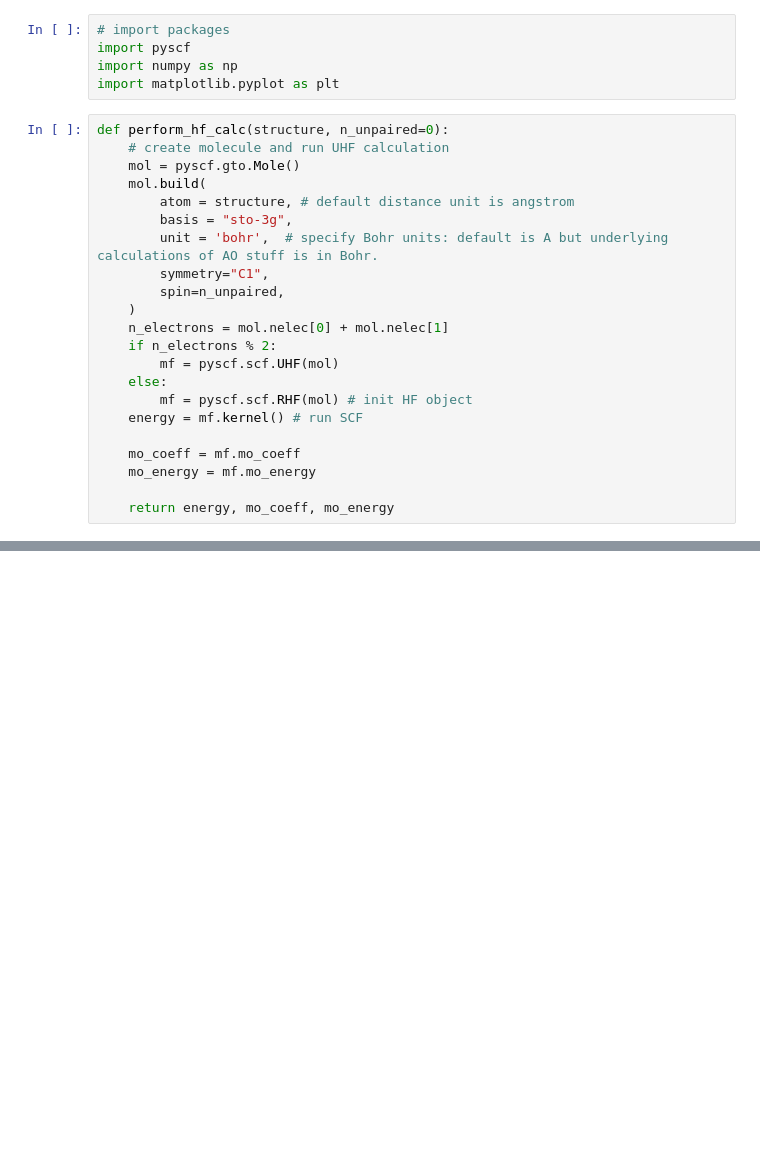
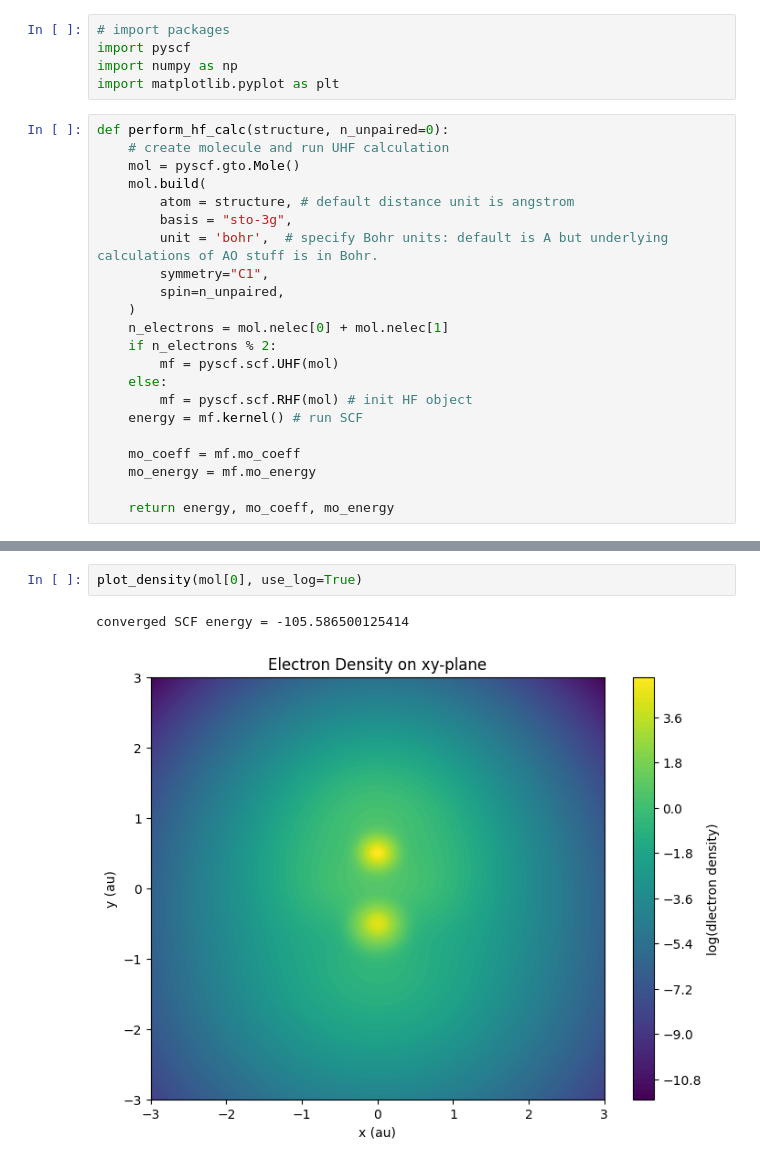
Before and after one commit to GQCG-edu/bootcamp, a Jupyter notebook: tutorials/MO_scheme_visualisation.ipynb, the cells around one changed output, grey strips where cells are left out. Saved outputs shown, nothing was run; the diff lists cells and outputs as text; blank space fills up the shorter version.

```diff
--- a/tutorials/MO_scheme_visualisation.ipynb
+++ b/tutorials/MO_scheme_visualisation.ipynb
@@ -140,0 +170,5 @@ plt.show()
+# %%
+plot_density(mol[0], use_log=True)
+# %% [output]
+converged SCF energy = -105.586500125414
+[figure, added]
```
Also changed, not shown: parts of 16 cells of this notebook.
